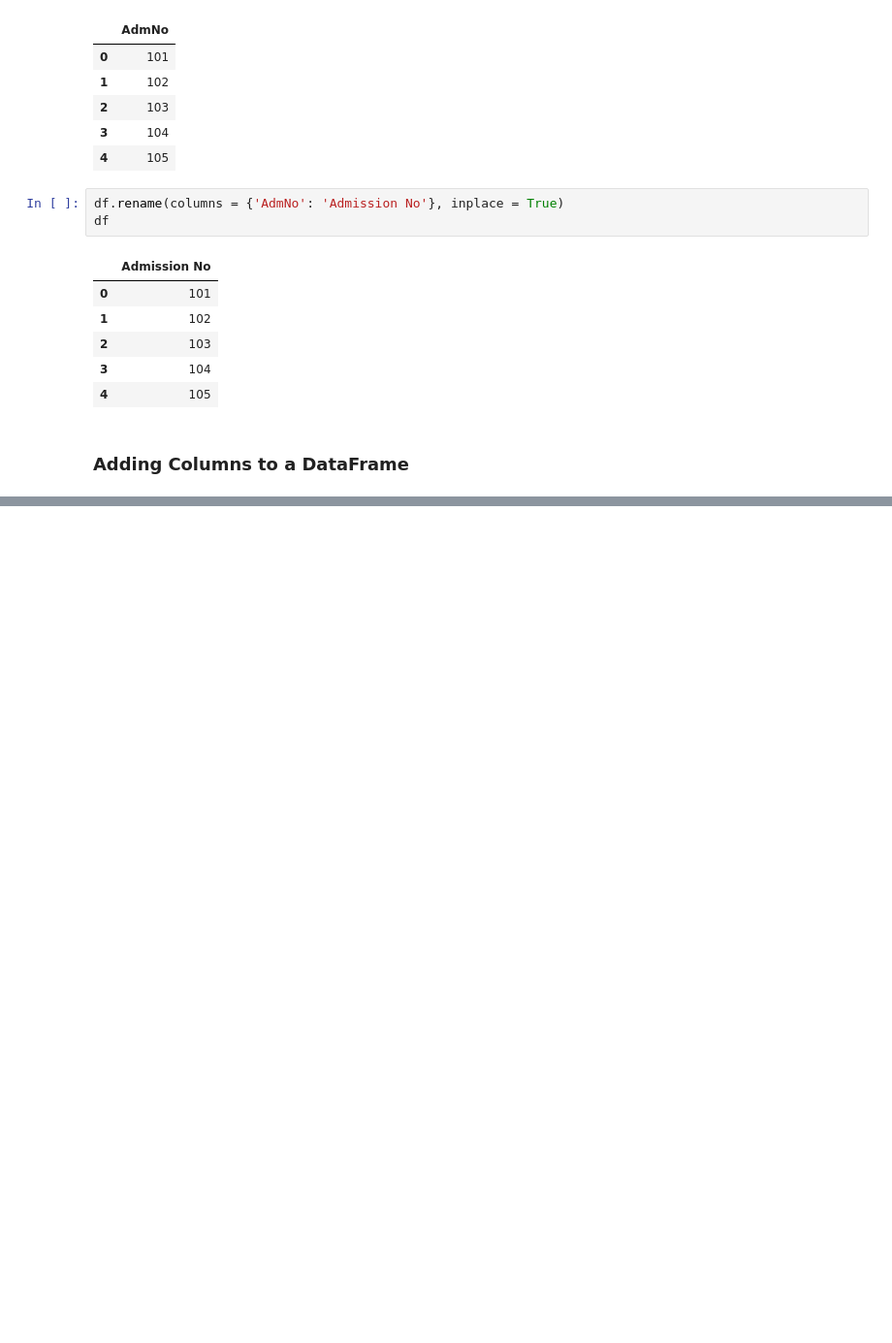
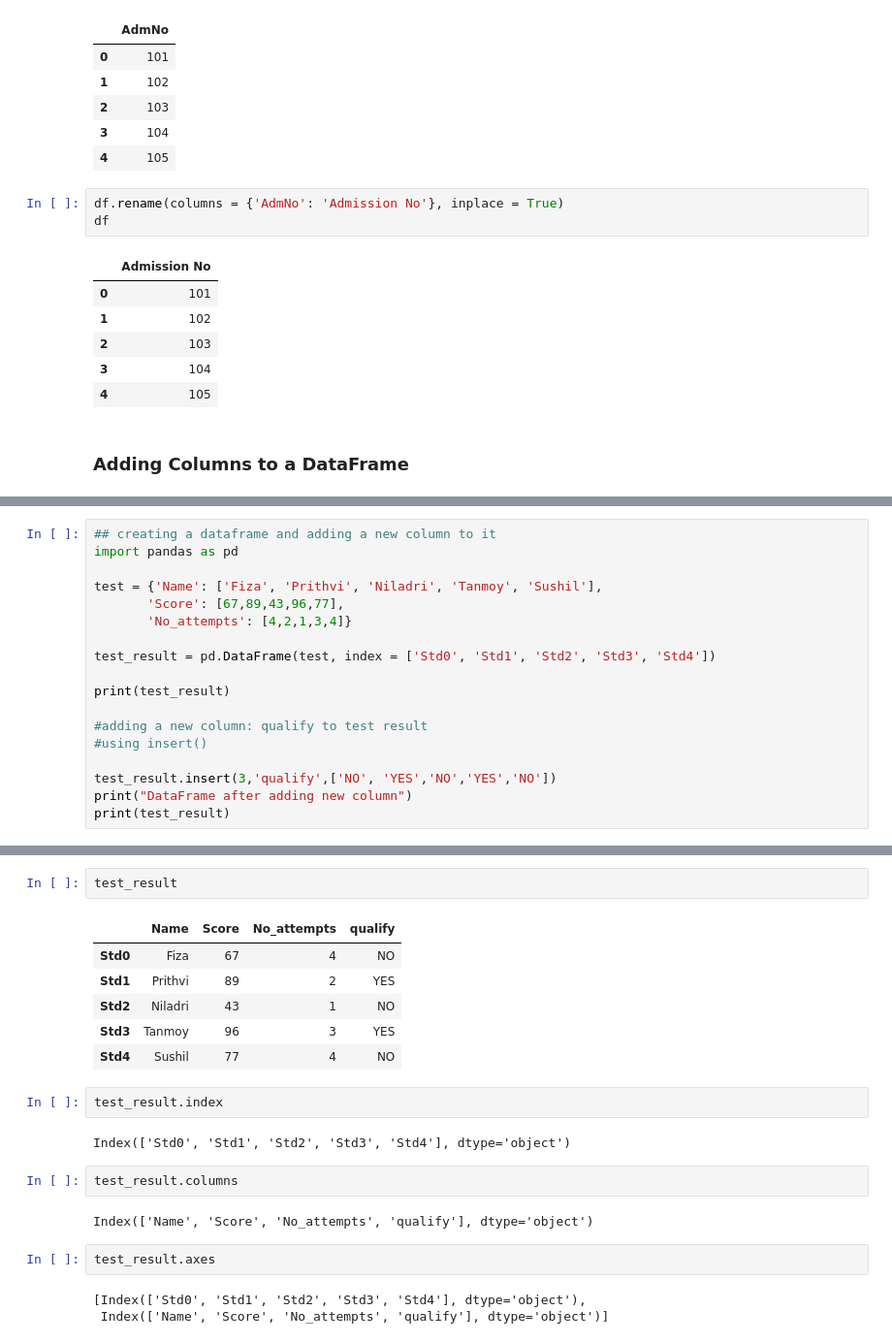
Before and after one commit to dr460ngeek/INFORMATION_PRACTICES_12, a Jupyter notebook: DAY 01 - (PART 2).ipynb, the cells around one changed output, grey strips where cells are left out. Shown at 97% size. Cells and saved outputs as stored; diff of their text form; blank space fills up the shorter version.

```diff
--- a/DAY 01 - (PART 2).ipynb
+++ b/DAY 01 - (PART 2).ipynb
@@ -297,0 +359,18 @@ df
+# %%
+## creating a dataframe and adding a new column to it
+import pandas as pd
+
+test = {'Name': ['Fiza', 'Prithvi', 'Niladri', 'Tanmoy', 'Sushil'],
+       'Score': [67,89,43,96,77],
+       'No_attempts': [4,2,1,3,4]}
+
+test_result = pd.DataFrame(test, index = ['Std0', 'Std1', 'Std2', 'Std3', 'Std4'])
+
+print(test_result)
+
+#adding a new column: qualify to test result
+#using insert()
+
+test_result.insert(3,'qualify',['NO', 'YES','NO','YES','NO'])
+print("DataFrame after adding new column")
+print(test_result)
@@ -297,0 +408,22 @@ df
+# %%
+test_result
+# %% [output]
+|  | Name | Score | No_attempts | qualify |
+| Std0 | Fiza | 67 | 4 | NO |
+| Std1 | Prithvi | 89 | 2 | YES |
+| Std2 | Niladri | 43 | 1 | NO |
+| Std3 | Tanmoy | 96 | 3 | YES |
+| Std4 | Sushil | 77 | 4 | NO |
+# %%
+test_result.index
+# %% [output]
+Index(['Std0', 'Std1', 'Std2', 'Std3', 'Std4'], dtype='object')
+# %%
+test_result.columns
+# %% [output]
+Index(['Name', 'Score', 'No_attempts', 'qualify'], dtype='object')
+# %%
+test_result.axes
+# %% [output]
+[Index(['Std0', 'Std1', 'Std2', 'Std3', 'Std4'], dtype='object'),
+ Index(['Name', 'Score', 'No_attempts', 'qualify'], dtype='object')]
```
Also changed, not shown: parts of 49 cells of this notebook, 1 other file.
